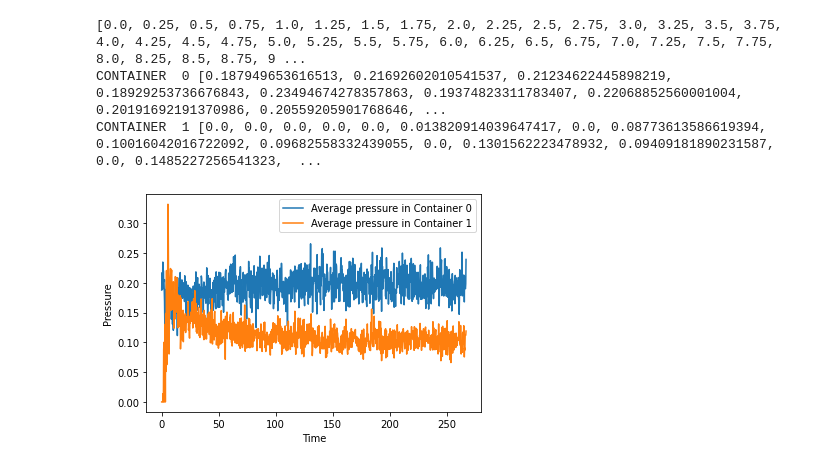
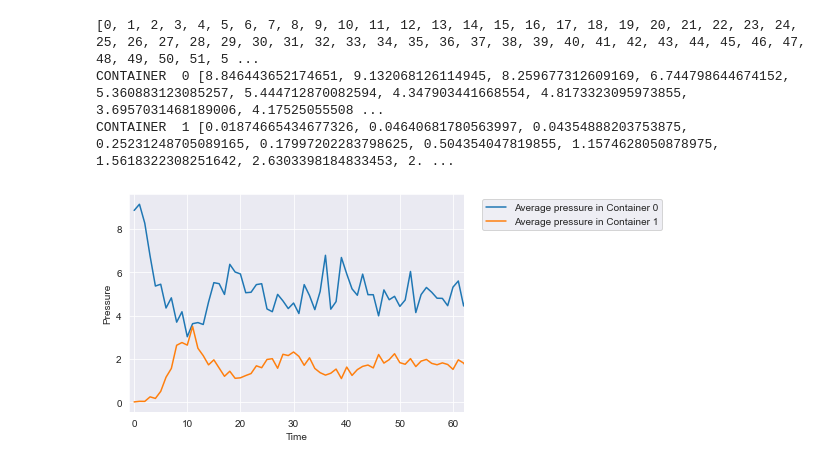
Before and after one commit to mricarte-i/2023Q2G01, a Jupyter notebook: TP3/plotter/pressure.ipynb, the cells around one changed output. Saved outputs shown, nothing was run; the diff lists cells and outputs as text; code cells hidden in the pictures.

Commit message:
pressure w/img save

```diff
--- a/TP3/plotter/pressure.ipynb
+++ b/TP3/plotter/pressure.ipynb
@@ -0,0 +1,10 @@
+# %%
+import matplotlib.pyplot as plt
+import seaborn as sns
+
+#VARIABLES
+delta_time = 1
+L=0.03
+file_path = '../Out500-1000000-wallEvents-w-0.09-L-0.03.txt'
+
+sns.set_style("darkgrid")
@@ -1,11 +13,4 @@
 # %%
-import matplotlib.pyplot as plt
-
-#VARIABLES
-delta_time = 0.25
-L=0.03
-file_path = '../Out500-500000-wallEvents-sep-0.09.txt'
-
 
 latest_timestamp = 0
 #Parse the .txt file
@@ -52,42 +57,44 @@ for container_id, container_values in container_data.items():
     if container_id == 1:
         vertical_sides = 0.09 + (0.09 - L)
     elif container_id == 2:
         vertical_sides = L
 
     index = int(timestamps[0] / delta_time)
     buffer = 0
-    number = 0
-    #mark = timestamps[0]
+
     for timestamp, velocity in zip(timestamps, velocities):
         new_index = int(timestamp / delta_time)
         if index != new_index:
-            avg_vel = buffer / number  #avg velocities
-            avg_p = avg_vel /(delta_time*(2*0.09 + vertical_sides)) #average pressure
+            sum_impulse = buffer  #sum velocities
+            avg_p = sum_impulse /(delta_time*(2*0.09 + vertical_sides)) #average pressure
             #time_series[index] = buffer / number #average pressure
             time_series[index] = (avg_p)
-            number = 0
             index = new_index
             buffer = 0
-            #mark = timestamp
 
         buffer = buffer + velocity
-        number += 1
+
     #print("time series ", container_id, time_series)
     time_arrays[container_id] = time_series
 
+plt.tight_layout()
 print(steps)
 print("CONTAINER ", 0, time_arrays[0])
 plt.plot(steps[:len(time_arrays[0])], time_arrays[0], label=f'Average pressure in Container {0}')
 
 print("CONTAINER ", 1, time_arrays[1])
 plt.plot(steps[:len(time_arrays[1])], time_arrays[1], label=f'Average pressure in Container {1}')
 
+plt.xlim((-1, 62))
+
 plt.xlabel('Time')
 plt.ylabel('Pressure')
-plt.legend()
+plt.legend(bbox_to_anchor=(1.04, 1), loc="upper left")
+fname = "pressure-500-1000000-w-0.09-L-0.03-dt-" + str(delta_time) + ".png"
+plt.savefig(fname, bbox_inches='tight', dpi=300)
 plt.show()
 # %% [output]
-[0.0, 0.25, 0.5, 0.75, 1.0, 1.25, 1.5, 1.75, 2.0, 2.25, 2.5, 2.75, 3.0, 3.25, 3.5, 3.75, 4.0, 4.25, 4.5, 4.75, 5.0, 5.25, 5.5, 5.75, 6.0, 6.25, 6.5, 6.75, 7.0, 7.25, 7.5, 7.75, 8.0, 8.25, 8.5, 8.75, 9 ...
-CONTAINER  0 [0.187949653616513, 0.21692602010541537, 0.21234622445898219, 0.18929253736676843, 0.23494674278357863, 0.19374823311783407, 0.22068852560001004, 0.20191692191370986, 0.20559205901768646, ...
-CONTAINER  1 [0.0, 0.0, 0.0, 0.0, 0.0, 0.013820914039647417, 0.0, 0.08773613586619394, 0.10016042016722092, 0.09682558332439055, 0.0, 0.1301562223478932, 0.09409181890231587, 0.0, 0.1485227256541323,  ...
+[0, 1, 2, 3, 4, 5, 6, 7, 8, 9, 10, 11, 12, 13, 14, 15, 16, 17, 18, 19, 20, 21, 22, 23, 24, 25, 26, 27, 28, 29, 30, 31, 32, 33, 34, 35, 36, 37, 38, 39, 40, 41, 42, 43, 44, 45, 46, 47, 48, 49, 50, 51, 5 ...
+CONTAINER  0 [8.846443652174651, 9.132068126114945, 8.259677312609169, 6.744798644674152, 5.360883123085257, 5.444712870082594, 4.347903441668554, 4.8173323095973855, 3.6957031468189006, 4.17525055508 ...
+CONTAINER  1 [0.01874665434677326, 0.04640681780563997, 0.04354888203753875, 0.25231248705089165, 0.17997202283798625, 0.504354047819855, 1.1574628050878975, 1.5618322308251642, 2.6303398184833453, 2. ...
-[figure, old version]
+[figure, new version]
```
Also changed, not shown: parts of 1 cell of this notebook, 1 other file.
